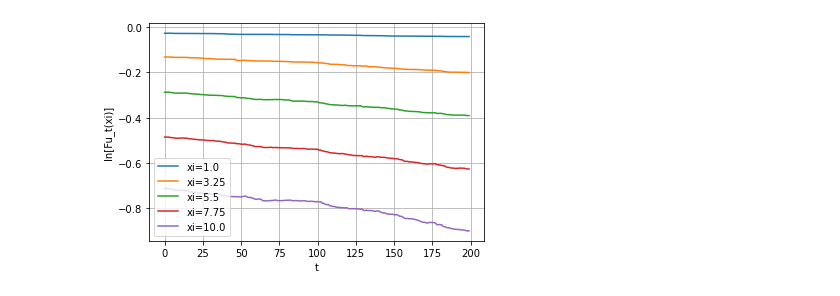
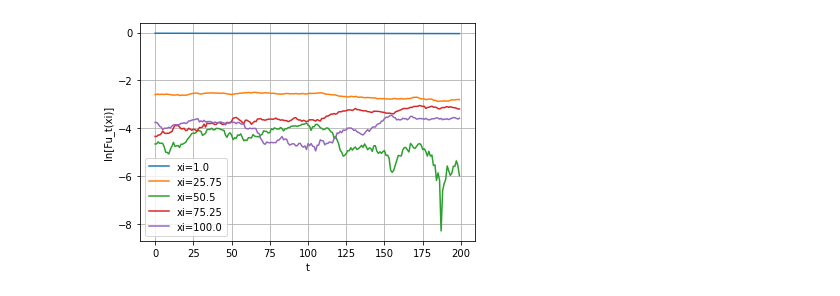
Before and after one commit to Jeremy-Andreoletti/MSV_Project_DFE, a Jupyter notebook: utilisation_fourier.ipynb, the cells around one changed output. Cells and saved outputs as stored; diff of their text form; code cells hidden in the pictures.

```diff
--- a/utilisation_fourier.ipynb
+++ b/utilisation_fourier.ipynb
@@ -85,30 +85,30 @@ def get_dt(prec,nouv):
     return res
 # %%
 ximin=1
-ximax=10
+ximax=100
 xipp=10
 nbreaks_xi=5
 
 tmax=200
 # %%
 
-x=np.linspace(xmin,xmax,nbreaks_x)
+#x=np.linspace(xmin,xmax,nbreaks_x)
 xi=np.linspace(ximin,ximax,nbreaks_xi)
 
 tot=[]
 
 for t in range(tmax):
     #print(t) # pour patienter (car c'est un peu long...)
     #Fu_t=get_fourier_wt([xipp],wt_real[t])
     Fu_t=get_fourier_wt(xi,wt_real[t])
     tot+=[np.log(np.array(Fu_t))]
 tot=np.array(tot)
 
 plt.plot(range(tmax),tot)
 plt.grid()
 plt.legend(["xi="+str(xip) for xip in xi])
 plt.xlabel("t")
 plt.ylabel("ln[Fu_t(xi)]")
 plt.show()
 # %% [output]
-[figure, old version]
+[figure, new version]
```
Also changed, not shown: 1 other file.
